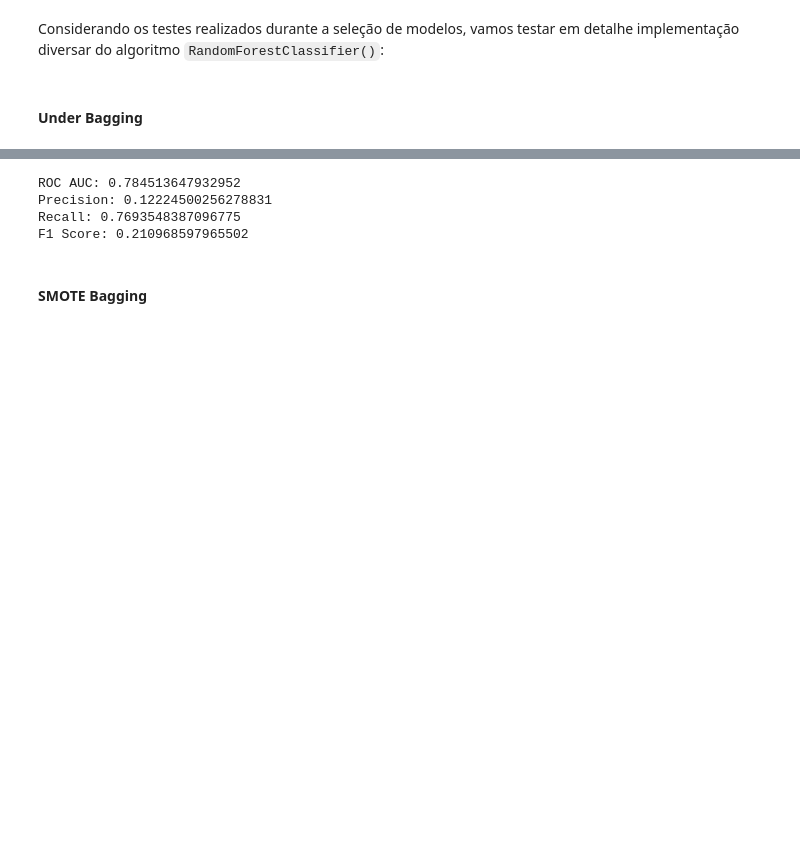
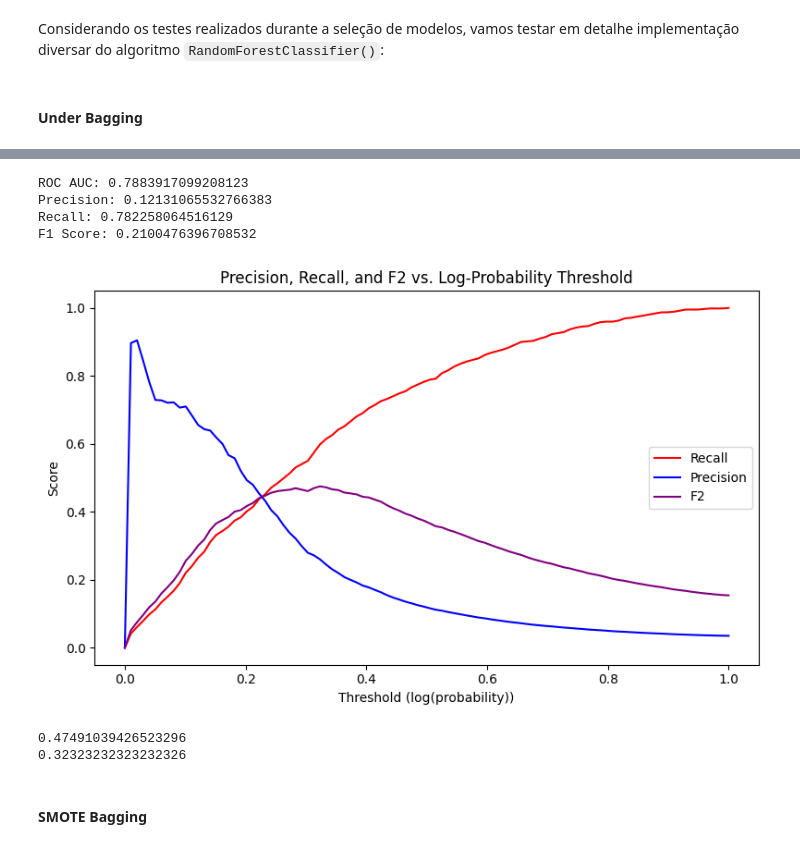
Before and after one commit to ianaraujo/puc-ciencia-dados, a Jupyter notebook: main.ipynb, the cells around one changed output, grey strips where cells are left out. Saved outputs shown, nothing was run; the diff lists cells and outputs as text; code cells hidden in the pictures; blank space fills up the shorter version.

Commit message:
Threshold Analysis

```diff
--- a/main.ipynb
+++ b/main.ipynb
@@ -680,12 +679,52 @@ array([[13672,  3425],
 print(f'ROC AUC: {roc_auc_score(y_test, y_pred)}')
 print(f'Precision: {precision_score(y_test, y_pred)}')
 print(f'Recall: {recall_score(y_test, y_pred)}')
-print(f'F1 Score: {f1_score(y_test, y_pred)}')
+print(f'F1 Score: {fbeta_score(y_test, y_pred, beta=1)}')
 # %% [output]
-ROC AUC: 0.784513647932952
-Precision: 0.12224500256278831
-Recall: 0.7693548387096775
-F1 Score: 0.210968597965502
+ROC AUC: 0.7883917099208123
+Precision: 0.12131065532766383
+Recall: 0.782258064516129
+F1 Score: 0.2100476396708532
+# %%
+precision = []
+recall = []
+f2_score = []
+
+model_prob = clf.predict_proba(X_test_transformed)[:, 0]
+limiar = np.linspace(model_prob.min(), model_prob.max(), 100)
+
+for l in limiar:
+        y_pred = (model_prob < l).astype(int)
+
+        p = precision_score(y_test, y_pred, zero_division=0)
+        r = recall_score(y_test, y_pred)
+        f2 = fbeta_score(y_test, y_pred, beta=2)
+
+        precision.append(p)
+        recall.append(r)
+        f2_score.append(f2)
+
+plt.figure(figsize=(8,5))
+plt.plot(limiar, recall, label='Recall', color='red')
+plt.plot(limiar, precision, label='Precision', color='blue')
+plt.plot(limiar, f2_score, label='F2', color='purple')
+plt.xlabel('Threshold (log(probability))')
+plt.ylabel('Score')
+plt.title('Precision, Recall, and F2 vs. Log-Probability Threshold')
+plt.legend()
+plt.tight_layout()
+plt.show()
+# %% [output]
+[figure, added]
+# %%
+best_f2 = np.argmax(f2_score)
+best_limiar = limiar[best_f2]
+
+print(f2_score[best_f2])
+print(best_limiar)
+# %% [output]
+0.47491039426523296
+0.32323232323232326
 # %% [markdown]
 #### SMOTE Bagging
 # %%
```
Also changed, not shown: parts of 30 cells of this notebook.
